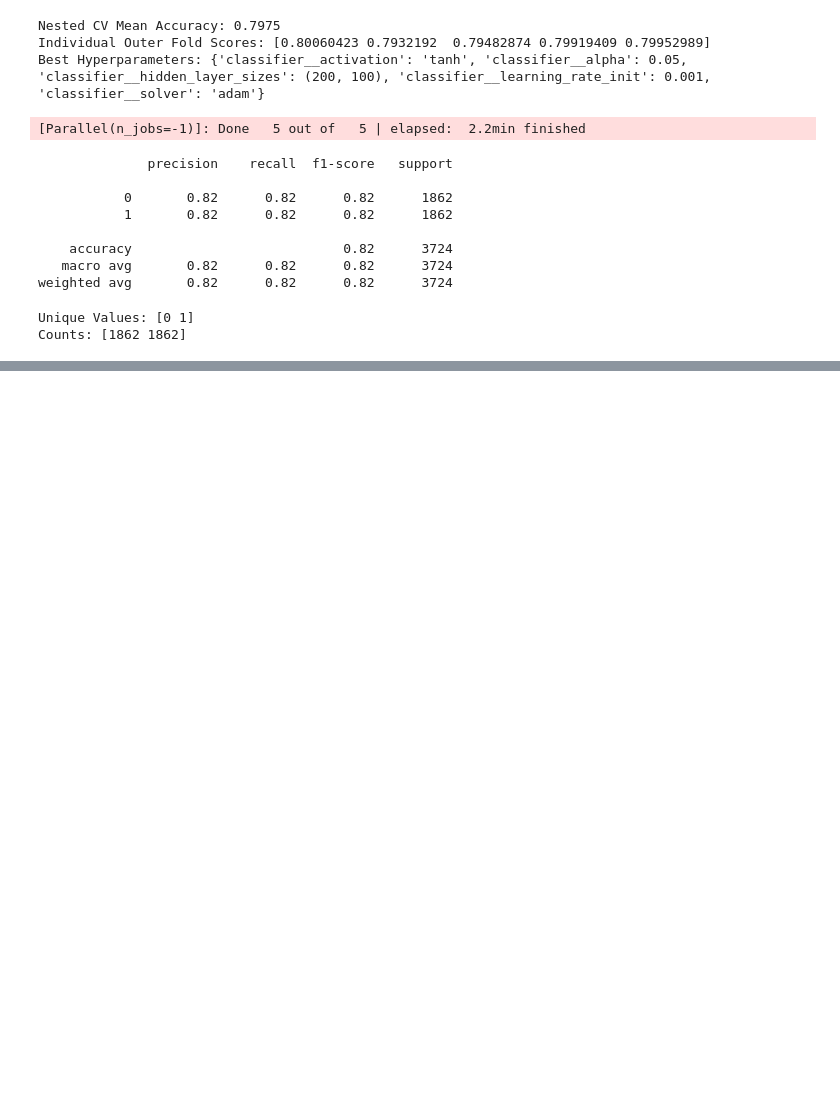
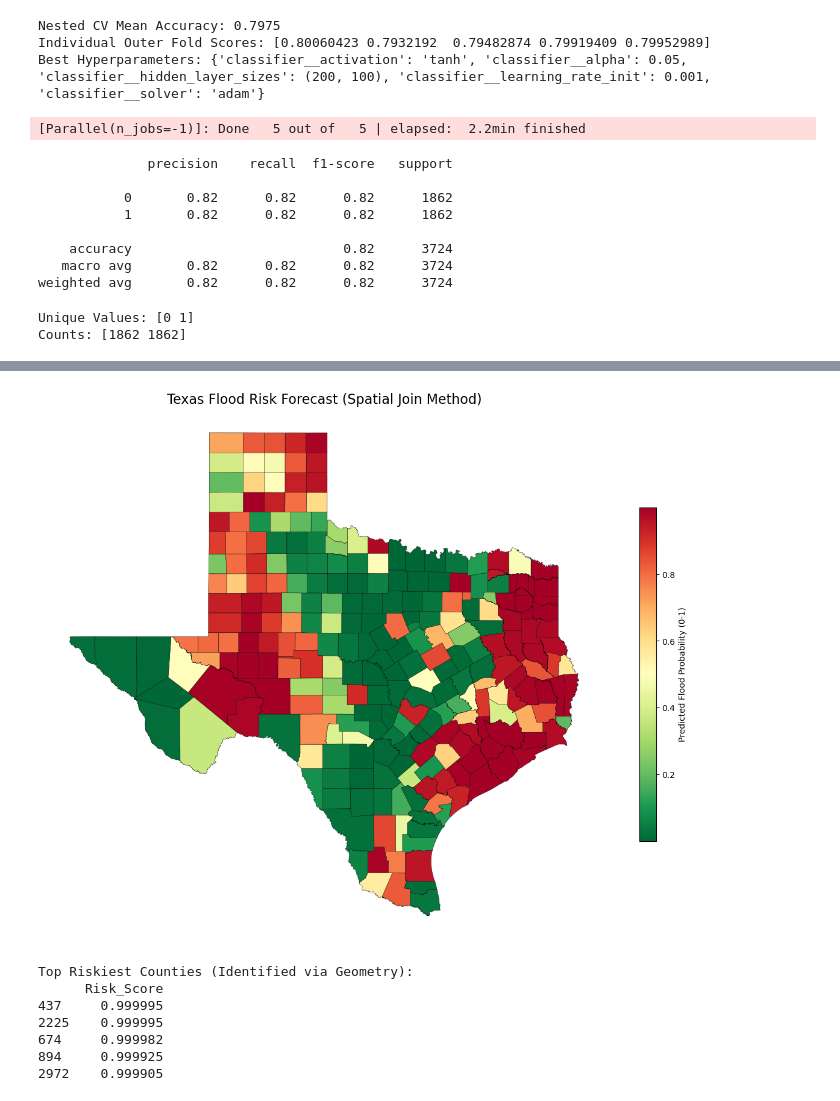
Before and after one commit to AnanthKothuri/GeospatialAIProject, a Jupyter notebook: models/Models.ipynb, the cells around one changed output, grey strips where cells are left out. Cells and saved outputs as stored; diff of their text form; code cells hidden in the pictures; blank space fills up the shorter version.

Commit message:
Inferences on County

```diff
--- a/models/Models.ipynb
+++ b/models/Models.ipynb
@@ -8,7 +8,7 @@ flood_df = pd.read_csv('../data/cleaned_flood_data.csv')
 non_flood_df = pd.read_csv('../data/cleaned_non_flood_data.csv')
 county_test_df = pd.read_csv('../data/cleaned_county_test_data.csv')
 # %%
-full_df = pd.concat([flood_df, non_flood_df])
+full_df = pd.concat([flood_df, non_flood_df], ignore_index=True)
 full_df.info()
 # %% [output]
 <class 'pandas.core.frame.DataFrame'>
@@ -31,3 +31,4 @@ memory usage: 3.1+ MB
 # %%
 full_df = full_df.drop(['precipitation_sum', 'YEAR', 'MONTH', 'STATE', 'FLOOD_CAUSE', 'EVENT_NARRATIVE'], axis=1)
+test_df = county_test_df.drop(['precipitation_sum', 'YEAR', 'MONTH'], axis=1)
 # %%
@@ -71,3 +78,15 @@ X_train, X_test, y_train, y_test = train_test_split(
+# %%
+X_train_all = full_df.drop(columns=["EVENT_TYPE"])
+y = full_df['EVENT_TYPE'].apply(convert_event_type)
+
+le = sk.preprocessing.LabelEncoder()
+y_train_all = le.fit_transform(y)
+
+missing_cols = set(X_train_all.columns) - set(test_df.columns)
+for c in missing_cols:
+    test_df[c] = 0
+
+X_inference = test_df[X_train_all.columns]
 # %%
 # ===== Block 21: KNN + PCA + StandardScaler (model testing) =====
 
@@ -238,0 +299,48 @@ Counts: [1862 1862]
+# %%
+import geopandas as gpd
+import matplotlib.pyplot as plt
+import pandas as pd
+
+county_test_df['Risk_Score'] = predicted_risk
+
+gdf_points = gpd.GeoDataFrame(
+    county_test_df,
+    geometry=gpd.points_from_xy(county_test_df.BEGIN_LON, county_test_df.BEGIN_LAT),
+    crs="EPSG:4326"  # GPS Coordinates
+)
+
+census_url = "https://www2.census.gov/geo/tiger/TIGER2023/COUNTY/tl_2023_us_county.zip"
+gdf_counties = gpd.read_file(census_url)
+gdf_tx = gdf_counties[gdf_counties['STATEFP'] == '48'].to_crs("EPSG:4326")
+
+gdf_map = gpd.sjoin(gdf_tx, gdf_points, how="inner", predicate="contains")
+
+fig, ax = plt.subplots(figsize=(15, 12))
+
+gdf_map.plot(column='Risk_Score',
+             ax=ax,
+             legend=True,
+             cmap='RdYlGn_r',      # Red=High Risk, Green=Low Risk (Reversed)
+             edgecolor='black',
+             linewidth=0.3,
+             legend_kwds={'label': "Predicted Flood Probability (0-1)", 'shrink': 0.6})
+
+plt.title("Texas Flood Risk Forecast (Spatial Join Method)", fontsize=16)
+plt.axis('off')
+
+# Save and Show
+plt.savefig("texas_flood_risk_map_spatial.png", dpi=300)
+plt.show()
+
+# Optional: See which counties ended up being riskiest (Using the NAME from the Shapefile now!)
+print("Top Riskiest Counties (Identified via Geometry):")
+print(gdf_map[['Risk_Score']].sort_values(by='Risk_Score', ascending=False).head())
+# %% [output]
+[figure, added]
+Top Riskiest Counties (Identified via Geometry):
+      Risk_Score
+437     0.999995
+2225    0.999995
+674     0.999982
+894     0.999925
+2972    0.999905
```
Also changed, not shown: parts of 8 cells of this notebook, 1 other file.
